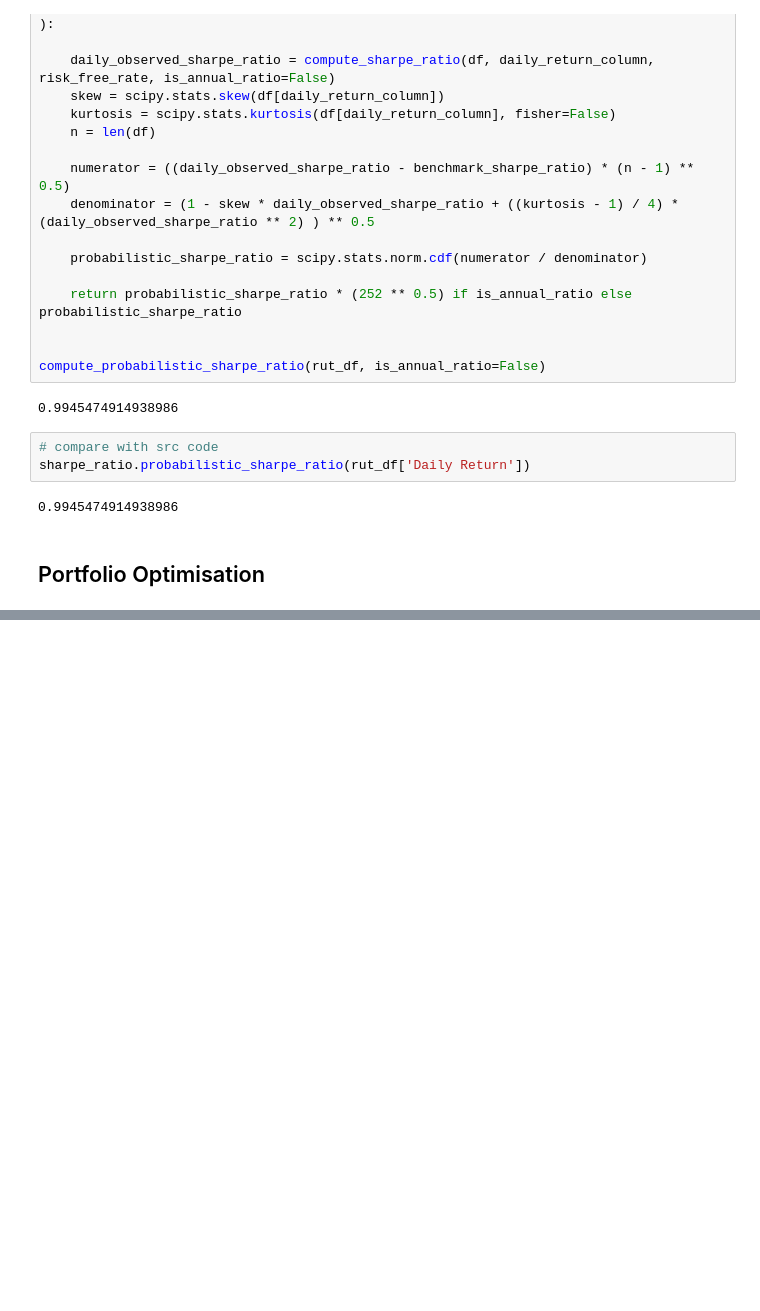
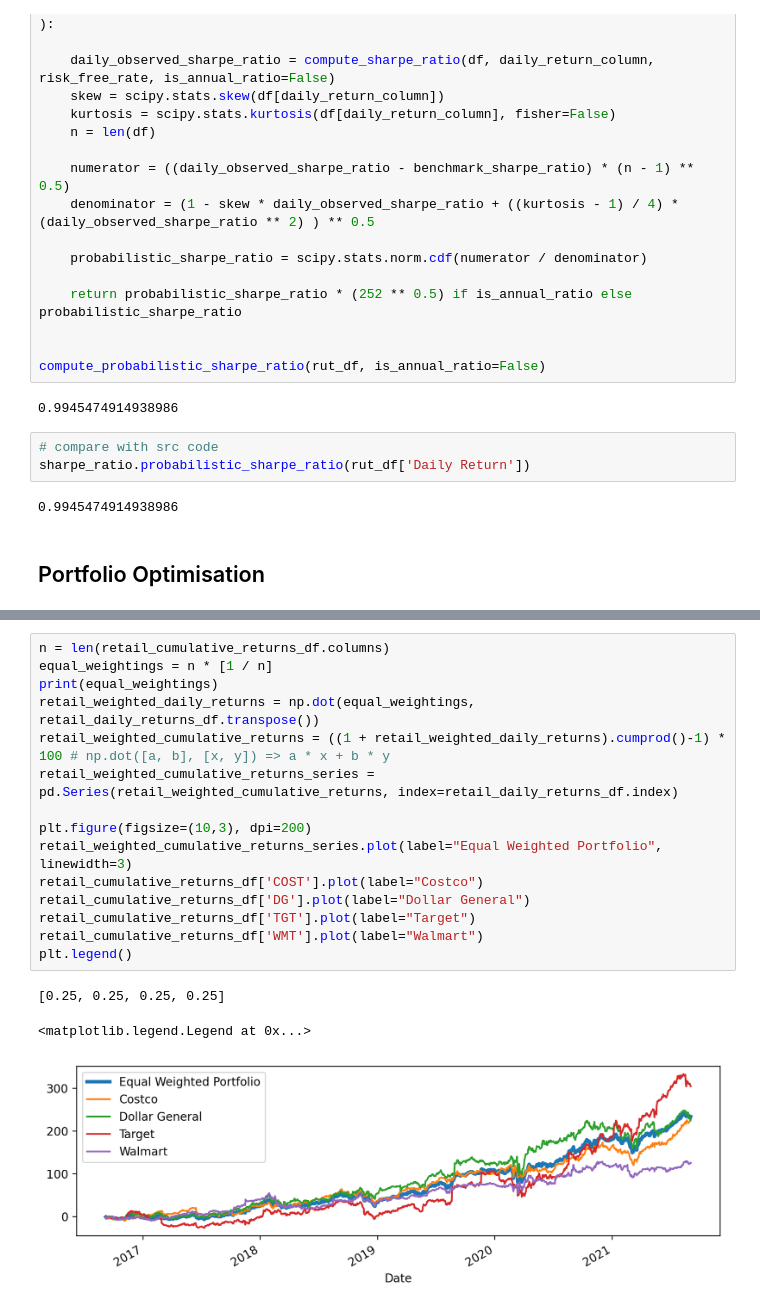
Before and after one commit to mattwalmsley/financial-modelling, a Jupyter notebook: quant-library/python/systematic-trading/basic_concepts.ipynb, the cells around one changed output, grey strips where cells are left out. Cells and saved outputs as stored; diff of their text form; blank space fills up the shorter version.

Commit message:
Add portfolio weighting to basic_concepts notebook.

```diff
--- a/quant-library/python/systematic-trading/basic_concepts.ipynb
+++ b/quant-library/python/systematic-trading/basic_concepts.ipynb
@@ -182,0 +217,19 @@ COST = pd.read_csv('')
+# %%
+n = len(retail_cumulative_returns_df.columns)
+equal_weightings = n * [1 / n]
+print(equal_weightings)
+retail_weighted_daily_returns = np.dot(equal_weightings, retail_daily_returns_df.transpose())
+retail_weighted_cumulative_returns = ((1 + retail_weighted_daily_returns).cumprod()-1) * 100 # np.dot([a, b], [x, y]) => a * x + b * y
+retail_weighted_cumulative_returns_series = pd.Series(retail_weighted_cumulative_returns, index=retail_daily_returns_df.index)
+
+plt.figure(figsize=(10,3), dpi=200)
+retail_weighted_cumulative_returns_series.plot(label="Equal Weighted Portfolio", linewidth=3)
+retail_cumulative_returns_df['COST'].plot(label="Costco")
+retail_cumulative_returns_df['DG'].plot(label="Dollar General")
+retail_cumulative_returns_df['TGT'].plot(label="Target")
+retail_cumulative_returns_df['WMT'].plot(label="Walmart")
+plt.legend()
+# %% [output]
+[0.25, 0.25, 0.25, 0.25]
+<matplotlib.legend.Legend at 0x...>
+[figure, added]
```
Also changed, not shown: parts of 5 cells of this notebook.
